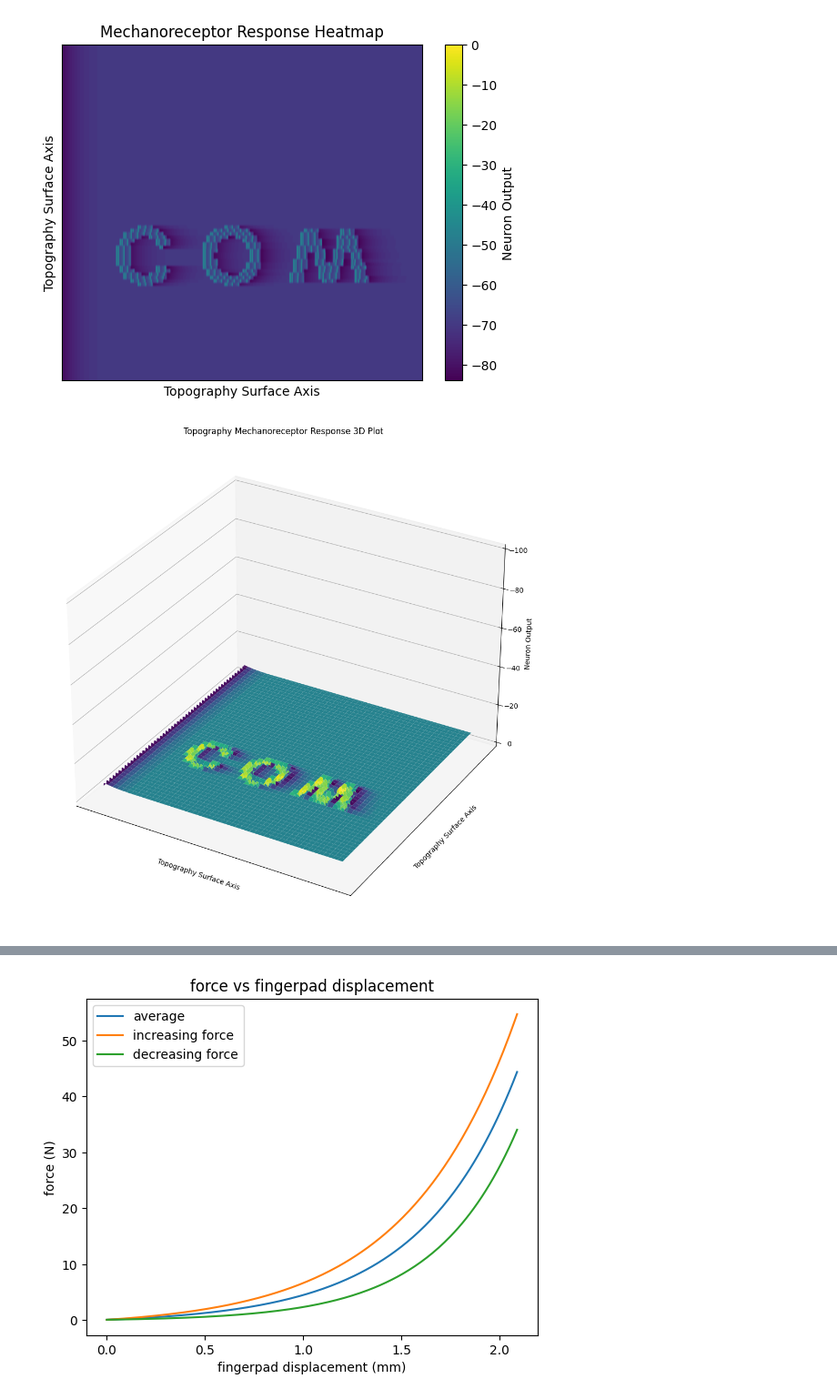
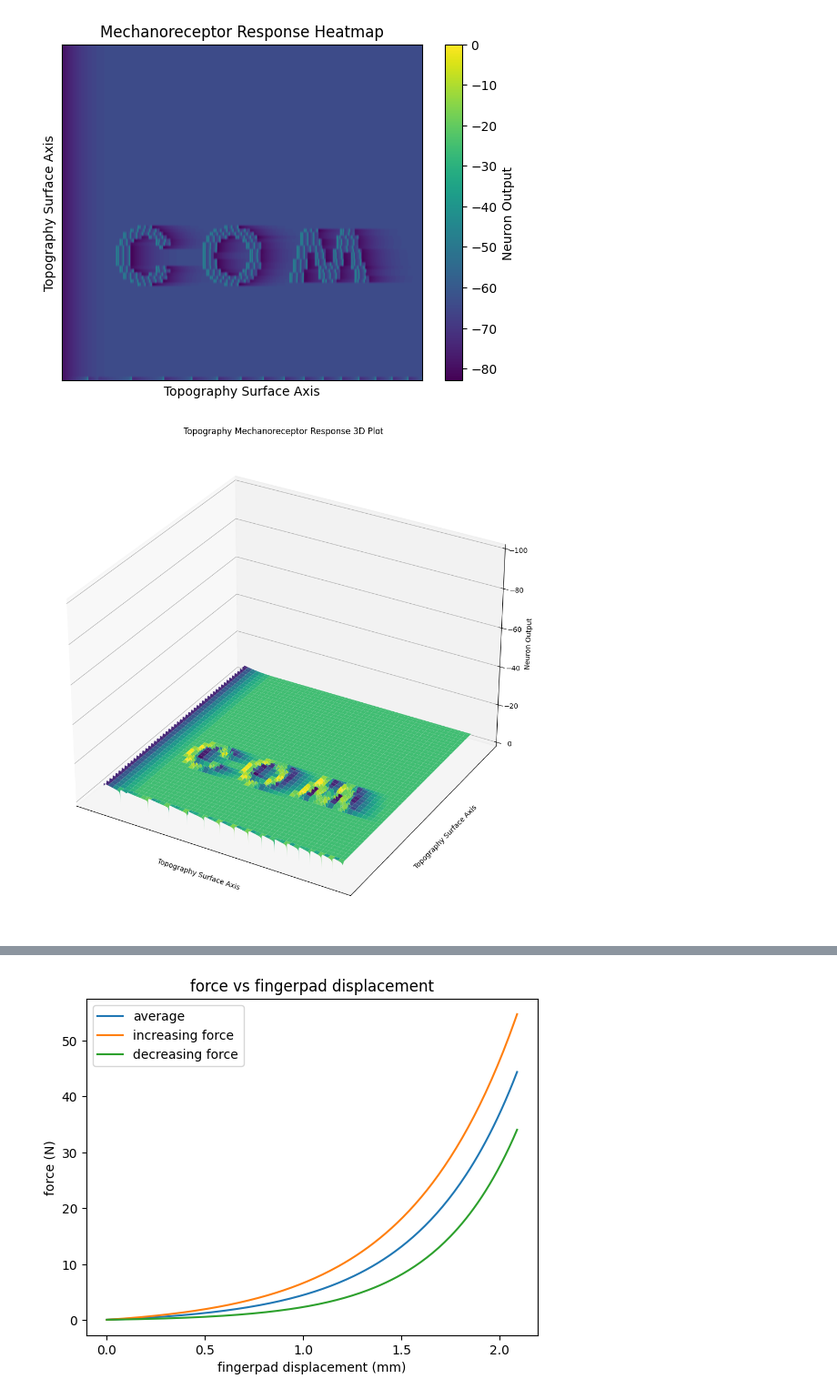
Before and after one commit to Ryan-Jing/Mechanoreceptor-Model, a Jupyter notebook: receptor_response.ipynb, the cells around one changed output, grey strips where cells are left out. Shown at 91% size. Drawn from its saved outputs; the diff is of its cells as text; code cells hidden in the pictures.

```diff
--- a/receptor_response.ipynb
+++ b/receptor_response.ipynb
@@ -142,7 +142,7 @@ topography_size = 100
 
 receptor_resolution = 100000
 
-topography_array = np.loadtxt('Topography_Data/topography_array_output_with_commas.csv', delimiter=',')
+topography_array = np.loadtxt('Topography_Data/top_out.csv', delimiter=',')
 
 spike_counts_array = np.zeros((topography_size, receptor_resolution), dtype=int)
 
@@ -152,7 +152,8 @@ total_time = 1000
 
 for i in range(topography_size):
     selected_row = topography_array[i, :]
-    I = np.repeat(selected_row, 1000)
+    input_current = topography_to_input_current(selected_row)
+    I = np.repeat(input_current, 1000)
     time, v = neuron_simulate(parameters, dt, total_time, I)
 
     spike_counts_array[i, :len(v)] = v
@@ -165,4 +166,4 @@ plot_neuron_results(v, spike_counts_array, total_time, topography_size)
-[figure, old version]
+[figure, new version]
-[figure, old version]
+[figure, new version]
 # %%
 selected_row = topography_array[32, :]
```
Also changed, not shown: parts of 7 cells of this notebook, 1 other file.
